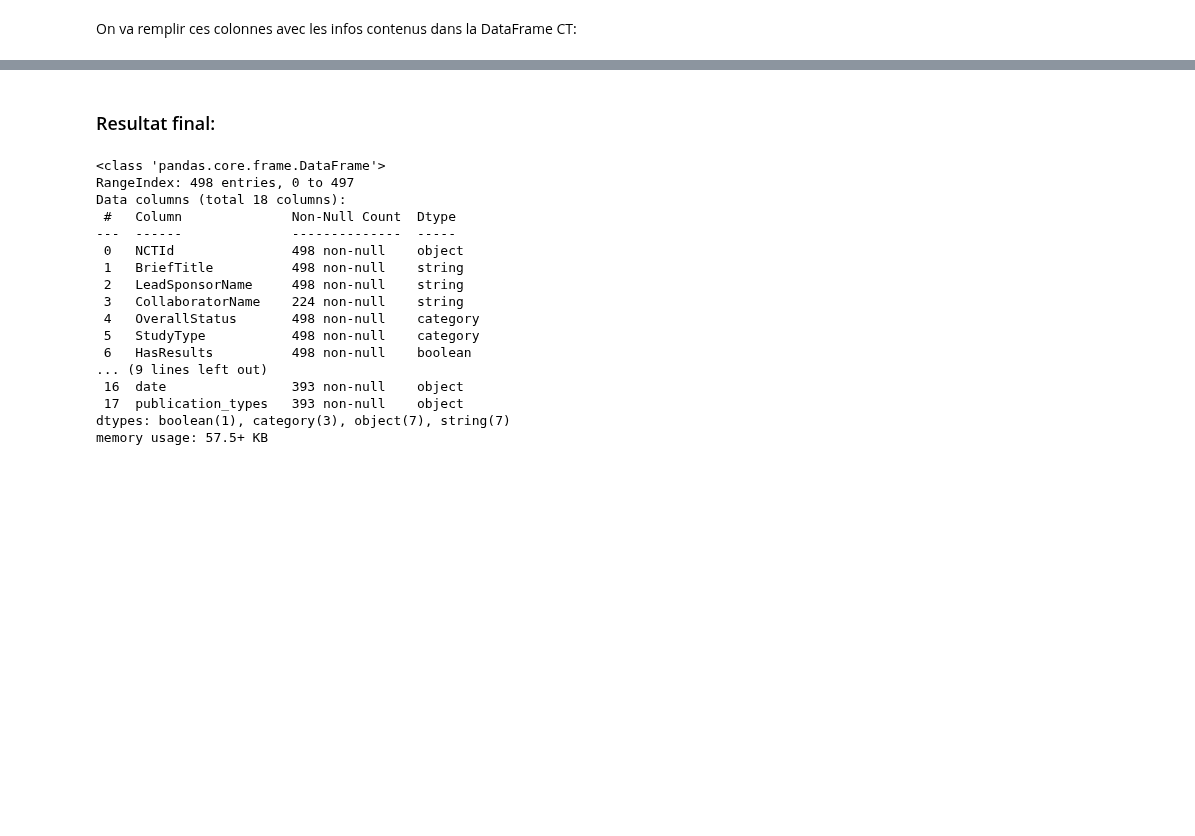
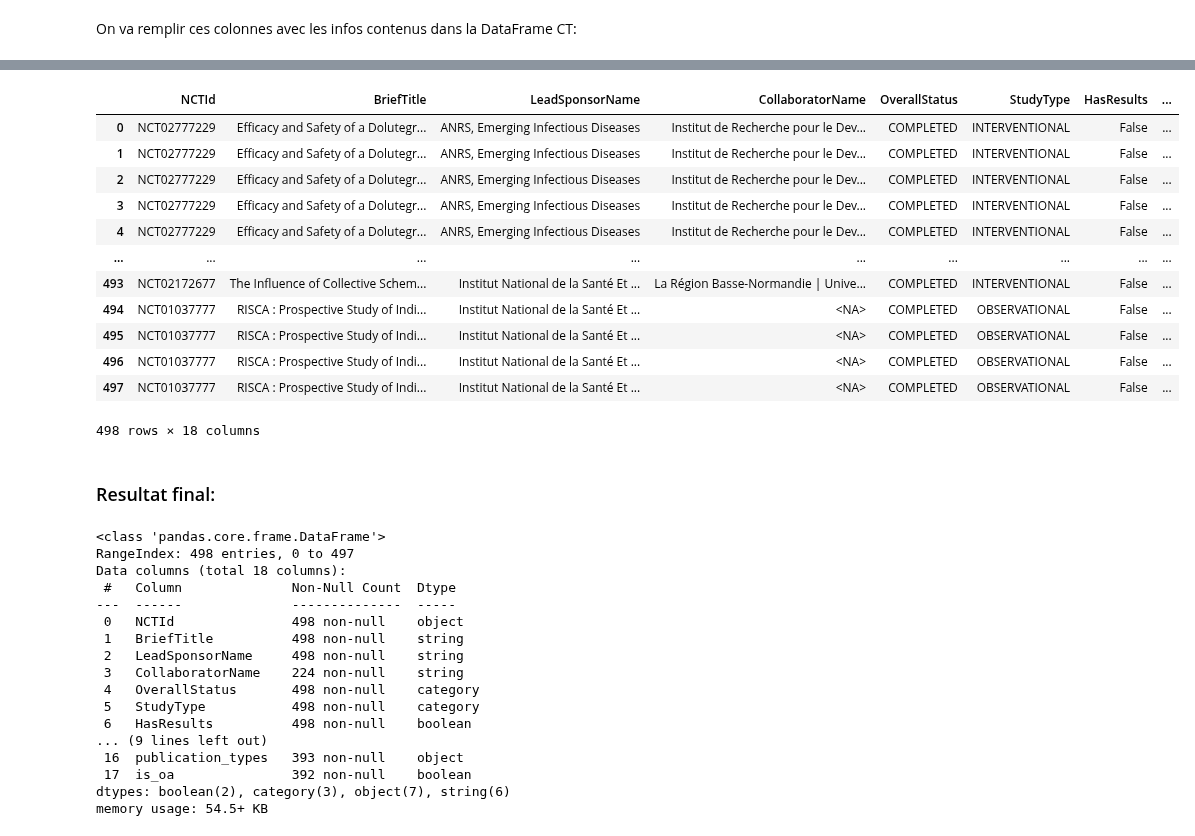
Before and after one commit to Inserm-IST/BSO-Inserm-Sante, a Jupyter notebook: 01_extraction_donnees_sante.ipynb, the cells around one changed output, grey strips where cells are left out. Drawn from its saved outputs; the diff is of its cells as text; code cells hidden in the pictures; blank space fills up the shorter version.

```diff
--- a/01_extraction_donnees_sante.ipynb
+++ b/01_extraction_donnees_sante.ipynb
@@ -928,0 +967,27 @@ df_final.loc[index_empty_rows, ['NCTId'] + columns_to_fill].head(10)
+# %%
+# counter = 0  # To keep track of progress
+dois = df_final.loc[:, 'doi']
+num_dois = len(dois)
+session = requests.Session()
+
+# TODO: Use dictionnary {'NCTId': ..., 'doi': ..., 'is_oa': ...} instead of relying on the list order ?
+is_oa_list = []
+for i, doi in enumerate(dois):
+    # Display the progress on a single line
+    print(f'\r{i+1} / {num_dois}...', end='', flush=True)
+
+    # Test if DOI is NaN
+    if pd.isna(doi):
+        # Add to the list (NaN, NaN)
+        is_oa_list.append((doi, doi))
+    else:
+        # Query Unpaywall's API
+
+        # TODO: remove example address
+        query_url = f'https://api.unpaywall.org/v2/{doi}?email={os.getenv('EMAIL_ADDRESS')}'
+        response = session.get(query_url)
+        response.raise_for_status()
+
+        # Add to the list ('doi', 'is_oa')
+        is_oa_list.append((doi, response.json()['is_oa']))
+# is_oa_list
@@ -928,0 +996,3 @@ df_final.loc[index_empty_rows, ['NCTId'] + columns_to_fill].head(10)
+# %%
+df_is_oa = pd.DataFrame(is_oa_list, columns=['doi', 'is_oa'])
+df_is_oa
@@ -929,7 +1013,28 @@ df_final.loc[index_empty_rows, ['NCTId'] + columns_to_fill].head(10)
+# %%
+df_with_oa_status = df_final.join(
+    df_is_oa.loc[:, 'is_oa'].astype('boolean'),
+    validate = 'one_to_one',
+)
+# df_with_oa_status.loc[:, ['NCTId', 'pmid', 'doi', 'is_oa']]
+df_with_oa_status
+# %% [output]
+|  | NCTId | BriefTitle | LeadSponsorName | CollaboratorName | OverallStatus | StudyType | HasResults | ... |
+| 0 | NCT02777229 | Efficacy and Safety of a Dolutegr... | ANRS, Emerging Infectious Diseases | Institut de Recherche pour le Dev... | COMPLETED | INTERVENTIONAL | False | ... |
+| 1 | NCT02777229 | Efficacy and Safety of a Dolutegr... | ANRS, Emerging Infectious Diseases | Institut de Recherche pour le Dev... | COMPLETED | INTERVENTIONAL | False | ... |
+| 2 | NCT02777229 | Efficacy and Safety of a Dolutegr... | ANRS, Emerging Infectious Diseases | Institut de Recherche pour le Dev... | COMPLETED | INTERVENTIONAL | False | ... |
+| 3 | NCT02777229 | Efficacy and Safety of a Dolutegr... | ANRS, Emerging Infectious Diseases | Institut de Recherche pour le Dev... | COMPLETED | INTERVENTIONAL | False | ... |
+| 4 | NCT02777229 | Efficacy and Safety of a Dolutegr... | ANRS, Emerging Infectious Diseases | Institut de Recherche pour le Dev... | COMPLETED | INTERVENTIONAL | False | ... |
+| ... | ... | ... | ... | ... | ... | ... | ... | ... |
+| 493 | NCT02172677 | The Influence of Collective Schem... | Institut National de la Santé Et ... | La Région Basse-Normandie | Unive... | COMPLETED | INTERVENTIONAL | False | ... |
+| 494 | NCT01037777 | RISCA : Prospective Study of Indi... | Institut National de la Santé Et ... | <NA> | COMPLETED | OBSERVATIONAL | False | ... |
+| 495 | NCT01037777 | RISCA : Prospective Study of Indi... | Institut National de la Santé Et ... | <NA> | COMPLETED | OBSERVATIONAL | False | ... |
+| 496 | NCT01037777 | RISCA : Prospective Study of Indi... | Institut National de la Santé Et ... | <NA> | COMPLETED | OBSERVATIONAL | False | ... |
+| 497 | NCT01037777 | RISCA : Prospective Study of Indi... | Institut National de la Santé Et ... | <NA> | COMPLETED | OBSERVATIONAL | False | ... |
+498 rows × 18 columns
 # %% [markdown]
 ### Resultat final:
 # %%
-df_final.info()
+df_with_oa_status.info()
 # %% [output]
 <class 'pandas.core.frame.DataFrame'>
 RangeIndex: 498 entries, 0 to 497
@@ -944,7 +1049,7 @@ Data columns (total 18 columns):
  5   StudyType           498 non-null    category
  6   HasResults          498 non-null    boolean
 ... (9 lines left out)
- 16  date                393 non-null    object
- 17  publication_types   393 non-null    object
-dtypes: boolean(1), category(3), object(7), string(7)
-memory usage: 57.5+ KB
+ 16  publication_types   393 non-null    object
+ 17  is_oa               392 non-null    boolean
+dtypes: boolean(2), category(3), object(7), string(6)
+memory usage: 54.5+ KB
```
Also changed, not shown: parts of 28 cells of this notebook, 2 other files.
